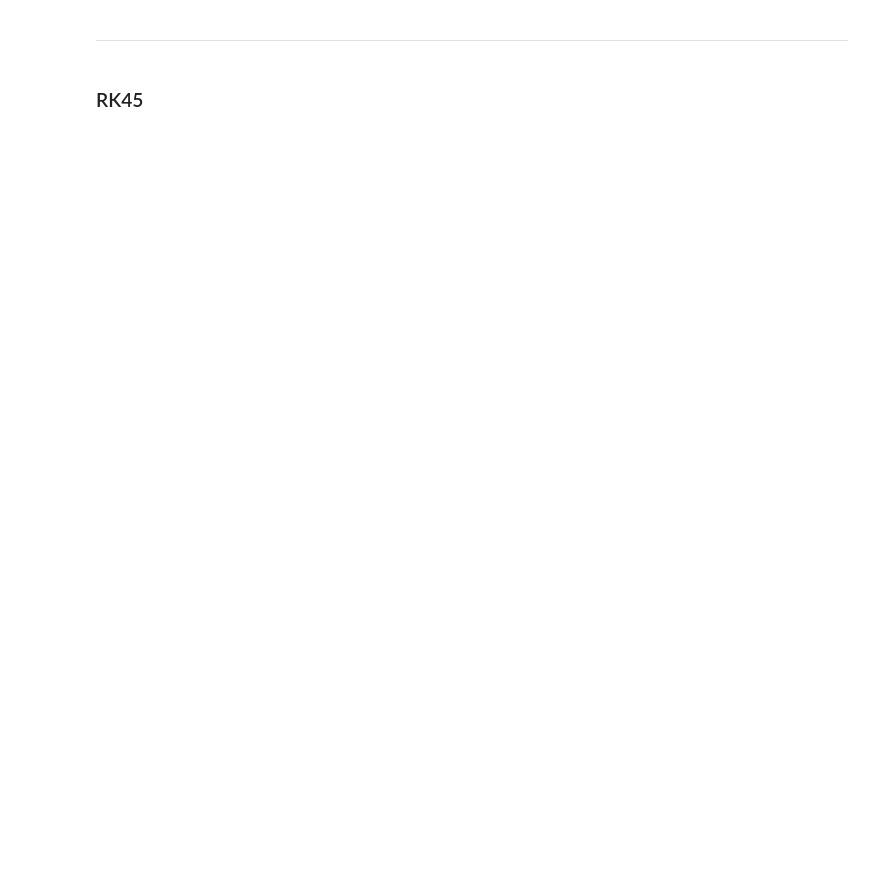
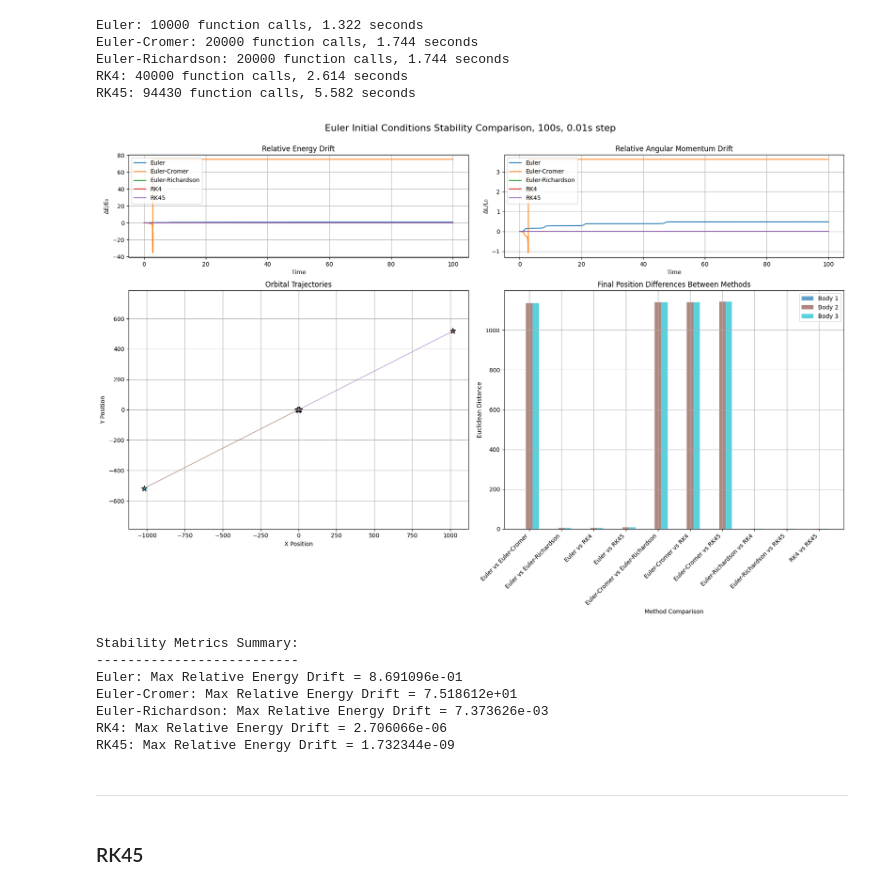
Before and after one commit to cake-dev/SimClass, a Jupyter notebook: ode/ode_limitations.ipynb, the cells around one changed output. Cells and saved outputs as stored; diff of their text form; code cells hidden in the pictures; blank space fills up the shorter version.

```diff
--- a/ode/ode_limitations.ipynb
+++ b/ode/ode_limitations.ipynb
@@ -574,8 +617,8 @@ def solve_ode_with_stability(f, tspan, y0, method=Euler, args=(), **options):
 
 # Function to compare different integration methods
 def compare_methods_with_stability(y0, t_span, p, dt=0.01):
-    methods = [Euler, EulerCromer, EulerRichardson, RK4]
-    method_names = ["Euler", "Euler-Cromer", "Euler-Richardson", "RK4"]
+    methods = [Euler, EulerCromer, EulerRichardson, RK4, RK45]
+    method_names = ["Euler", "Euler-Cromer", "Euler-Richardson", "RK4", "RK45"]
     results = []
 
     for method, name in zip(methods, method_names):
@@ -817,38 +860,52 @@ def analyze_stability(y0, t_span, p, method=RK4, dt=0.01):
         else:
             ax4.plot(t_s, angular_m)
             ax4.set_title('Angular Momentum')
             ax4.set_xlabel('Time')
             ax4.set_ylabel('L')
 
     ax4.grid(True)
 
     plt.tight_layout()
     plt.show()
 
     # Print summary statistics
     print("\nStability Metrics:")
     print("------------------")
     max_energy_drift = max(abs(e) for e in rel_energy_drift)
     print(f"Maximum absolute relative energy drift: {max_energy_drift:.6e}")
 
     if d == 2 and abs(initial_am) > 1e-10:
         max_am_drift = max(abs(am) for am in rel_am_drift)
         print(f"Maximum absolute relative angular momentum drift: {max_am_drift:.6e}")
 
     return t_s, y, stability
 
 # Example usage
 # euler = np.array([0,0,1,0,-1,0,0,0,0,.8,0,-.8])
 # p3 = {'m':np.array([1,1,1]),'G':1,'dimension':2,'force':g_force,'fix_first':False}
-# t_span = [0, 100]
-# dt = 0.01
+t_span = [0, 100]
+dt = 0.01
 
 # Run a single method analysis
-# t_s, y, stability = analyze_stability(euler, t_span, p3, method=RK4, dt=dt)
+# t_s, y, stability = analyze_stability(euler, t_span, p3, method=EulerRichardson, dt=dt)
 
 # Compare all methods
-# results = compare_methods_with_stability(euler, t_span, p3, dt=dt)
-# plot_stability_comparison(results, p3, title="Euler Initial Conditions Stability Comparison")
+results = compare_methods_with_stability(euler, t_span, p3, dt=dt)
+plot_stability_comparison(results, p3, title="Euler Initial Conditions Stability Comparison, 100s, 0.01s step")
+# %% [output]
+Euler: 10000 function calls, 1.322 seconds
+Euler-Cromer: 20000 function calls, 1.744 seconds
+Euler-Richardson: 20000 function calls, 1.744 seconds
+RK4: 40000 function calls, 2.614 seconds
+RK45: 94430 function calls, 5.582 seconds
+[figure, added]
+Stability Metrics Summary:
+--------------------------
+Euler: Max Relative Energy Drift = 8.691096e-01
+Euler-Cromer: Max Relative Energy Drift = 7.518612e+01
+Euler-Richardson: Max Relative Energy Drift = 7.373626e-03
+RK4: Max Relative Energy Drift = 2.706066e-06
+RK45: Max Relative Energy Drift = 1.732344e-09
 # %%
 results = compare_methods_with_stability(euler, t_span, p3, dt=dt)
 plot_stability_comparison(results, p3, title="Euler Initial Conditions Stability Comparison")
```
Also changed, not shown: parts of 4 cells of this notebook, 1 other file.
